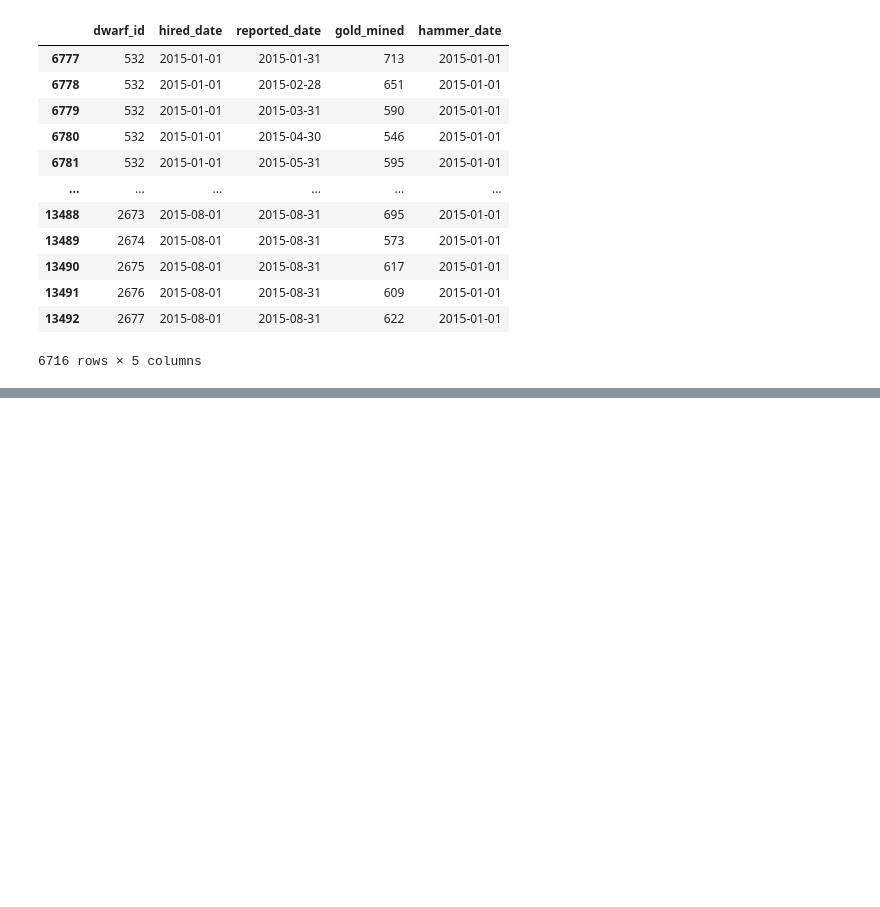
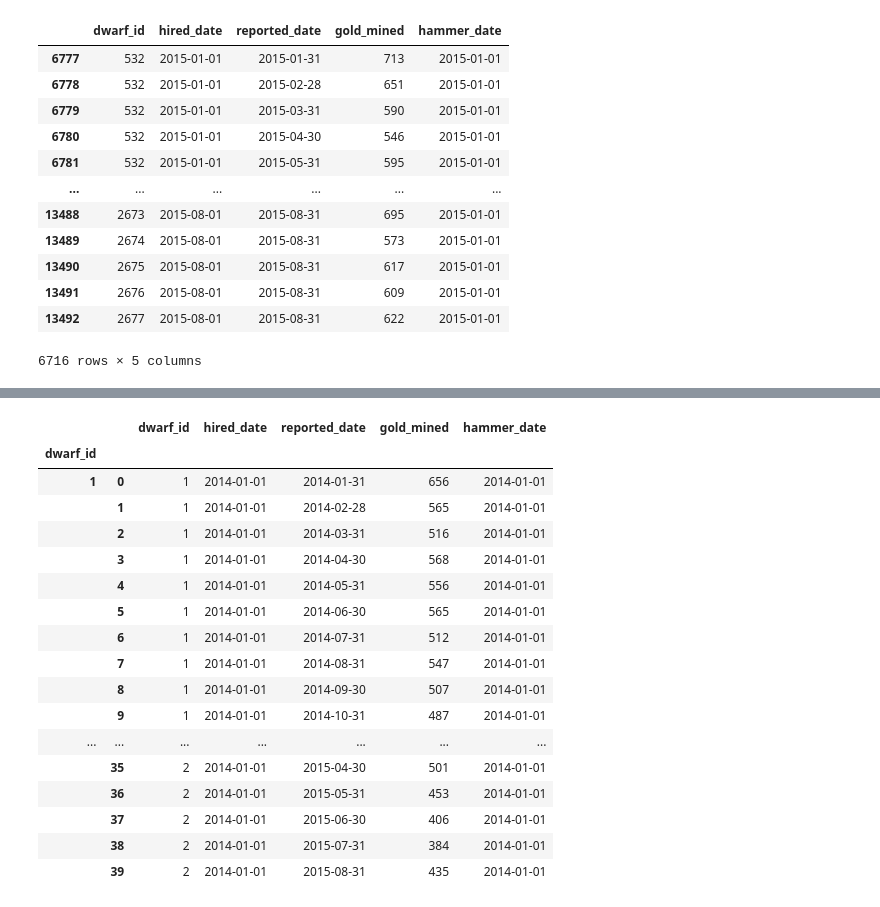
Before and after one commit to Sergo448/gazprom, a Jupyter notebook: notebooks/updating_test.ipynb, the cells around one changed output, grey strips where cells are left out. Drawn from its saved outputs; the diff is of its cells as text; code cells hidden in the pictures; blank space fills up the shorter version.

```diff
--- a/notebooks/updating_test.ipynb
+++ b/notebooks/updating_test.ipynb
@@ -408,0 +376,39 @@ for i in list_for_mean:
+# %%
+"""
+Таким образом из графика видно, как уменьшается среднее значение выработки золота со временем.
+Но по такому характеру изменения, почти линейному можно сказать,
+что теория относительно того, что при изменении инструмента ничегг не изменилось.
+"""
+
+"""Попробуем пойти по другому пути"""
+# df.set_index([df.ID, df.index])
+
+data = csv_reader(path)
+data_multy = data.copy()
+# %%
+data_multy = data_multy.set_index([data_multy.dwarf_id, data_multy.index])
+"""
+Мы создали объект мультииндекса. Можно теперь на основе такого датафрейма создать
+интересные визуальизации данных
+""";
+# %%
+data_multy.loc[:2]
+# %% [output]
+|  |  | dwarf_id | hired_date | reported_date | gold_mined | hammer_date |
+| dwarf_id |  |  |  |  |  |  |
+| 1 | 0 | 1 | 2014-01-01 | 2014-01-31 | 656 | 2014-01-01 |
+|  | 1 | 1 | 2014-01-01 | 2014-02-28 | 565 | 2014-01-01 |
+|  | 2 | 1 | 2014-01-01 | 2014-03-31 | 516 | 2014-01-01 |
+|  | 3 | 1 | 2014-01-01 | 2014-04-30 | 568 | 2014-01-01 |
+|  | 4 | 1 | 2014-01-01 | 2014-05-31 | 556 | 2014-01-01 |
+|  | 5 | 1 | 2014-01-01 | 2014-06-30 | 565 | 2014-01-01 |
+|  | 6 | 1 | 2014-01-01 | 2014-07-31 | 512 | 2014-01-01 |
+|  | 7 | 1 | 2014-01-01 | 2014-08-31 | 547 | 2014-01-01 |
+|  | 8 | 1 | 2014-01-01 | 2014-09-30 | 507 | 2014-01-01 |
+|  | 9 | 1 | 2014-01-01 | 2014-10-31 | 487 | 2014-01-01 |
+| ... | ... | ... | ... | ... | ... | ... |
+|  | 35 | 2 | 2014-01-01 | 2015-04-30 | 501 | 2014-01-01 |
+|  | 36 | 2 | 2014-01-01 | 2015-05-31 | 453 | 2014-01-01 |
+|  | 37 | 2 | 2014-01-01 | 2015-06-30 | 406 | 2014-01-01 |
+|  | 38 | 2 | 2014-01-01 | 2015-07-31 | 384 | 2014-01-01 |
+|  | 39 | 2 | 2014-01-01 | 2015-08-31 | 435 | 2014-01-01 |
```
Also changed, not shown: parts of 23 cells of this notebook.
